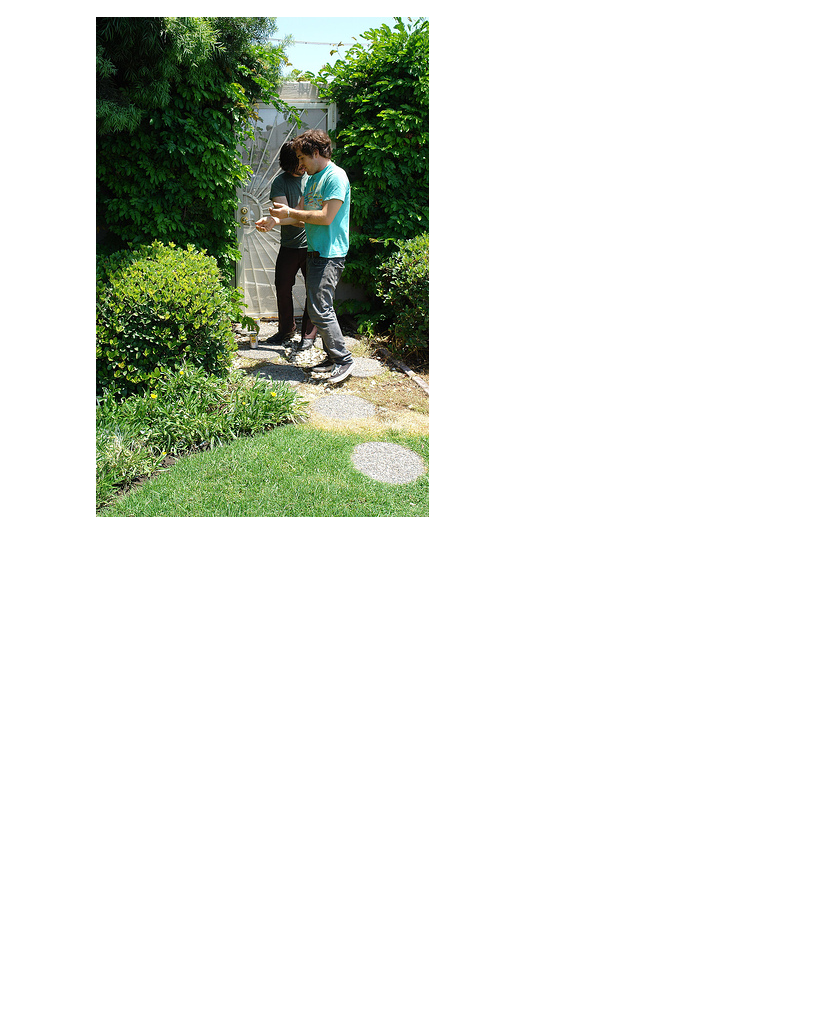
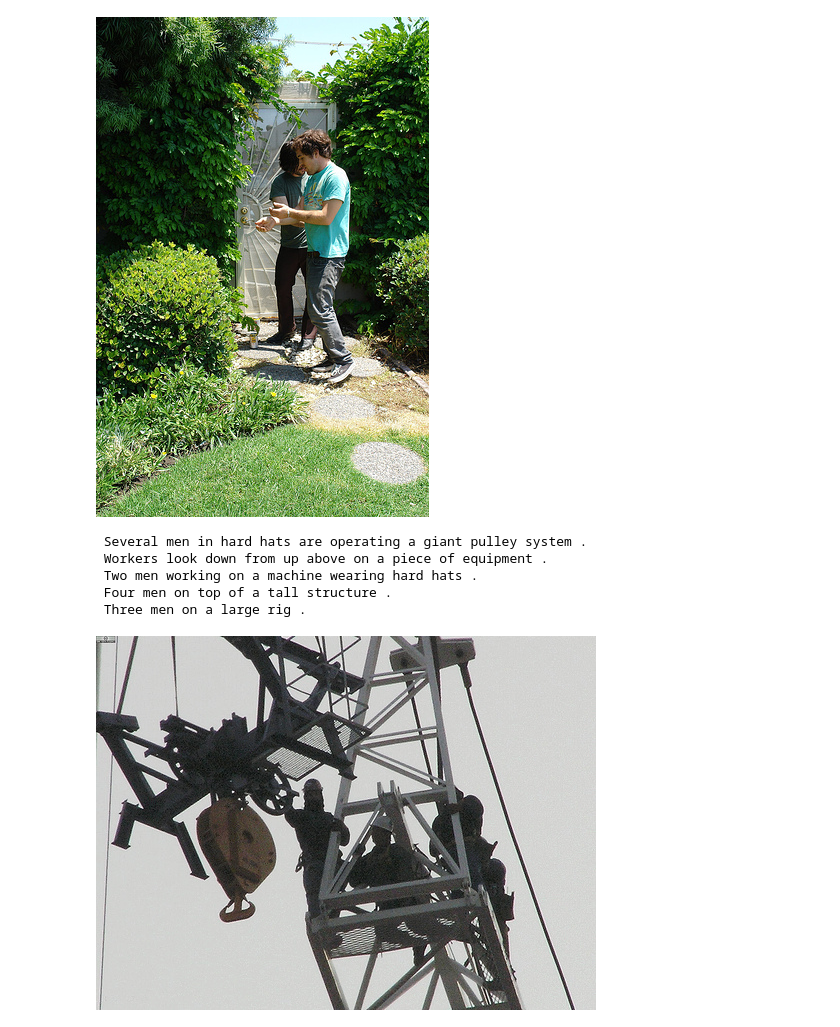
Before and after one commit to Peter-32/15_deep_image_captioning, a Jupyter notebook: Untitled.ipynb, the cells around one changed output. Drawn from its saved outputs; the diff is of its cells as text; code cells hidden in the pictures; blank space fills up the shorter version.

```diff
--- a/Untitled.ipynb
+++ b/Untitled.ipynb
@@ -30,11 +30,14 @@ df
 | 31782 | 998845445.jpg | [ A man in shorts and a Hawaiian ... |
 31783 rows × 2 columns
 # %%
-# Captions
-[print(x) for x in df.iloc[0]['comment']]
+def get_image(row):
+    # Captions
+    [print(x) for x in df.iloc[row]['comment']]
 
-# Image
-Image(mypath + df.iloc[0]['image_name'])
+    # Image
+    return Image(mypath + df.iloc[row]['image_name'])
+
+get_image(0)
 # %% [output]
  Two young guys with shaggy hair look at their hands while hanging out in the yard .
  Two young , White males are outside near many bushes .
@@ -42,3 +45,12 @@ Image(mypath + df.iloc[0]['image_name'])
  A man in a blue shirt standing in a garden .
  Two friends enjoy time spent together .
 [figure]
+# %%
+get_image(1)
+# %% [output]
+ Several men in hard hats are operating a giant pulley system .
+ Workers look down from up above on a piece of equipment .
+ Two men working on a machine wearing hard hats .
+ Four men on top of a tall structure .
+ Three men on a large rig .
+[figure, added]
```
Also changed, not shown: parts of 2 cells of this notebook.
